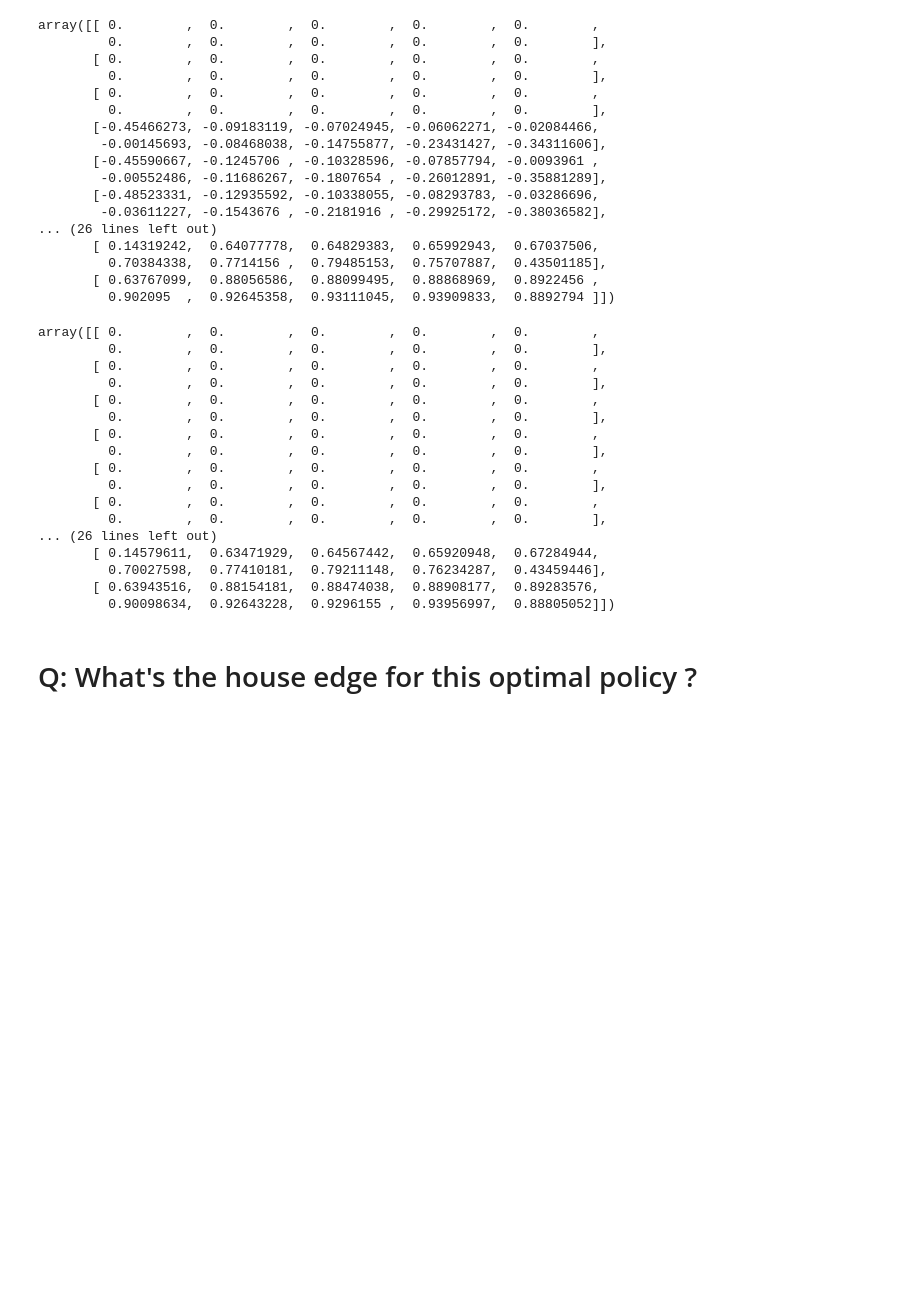
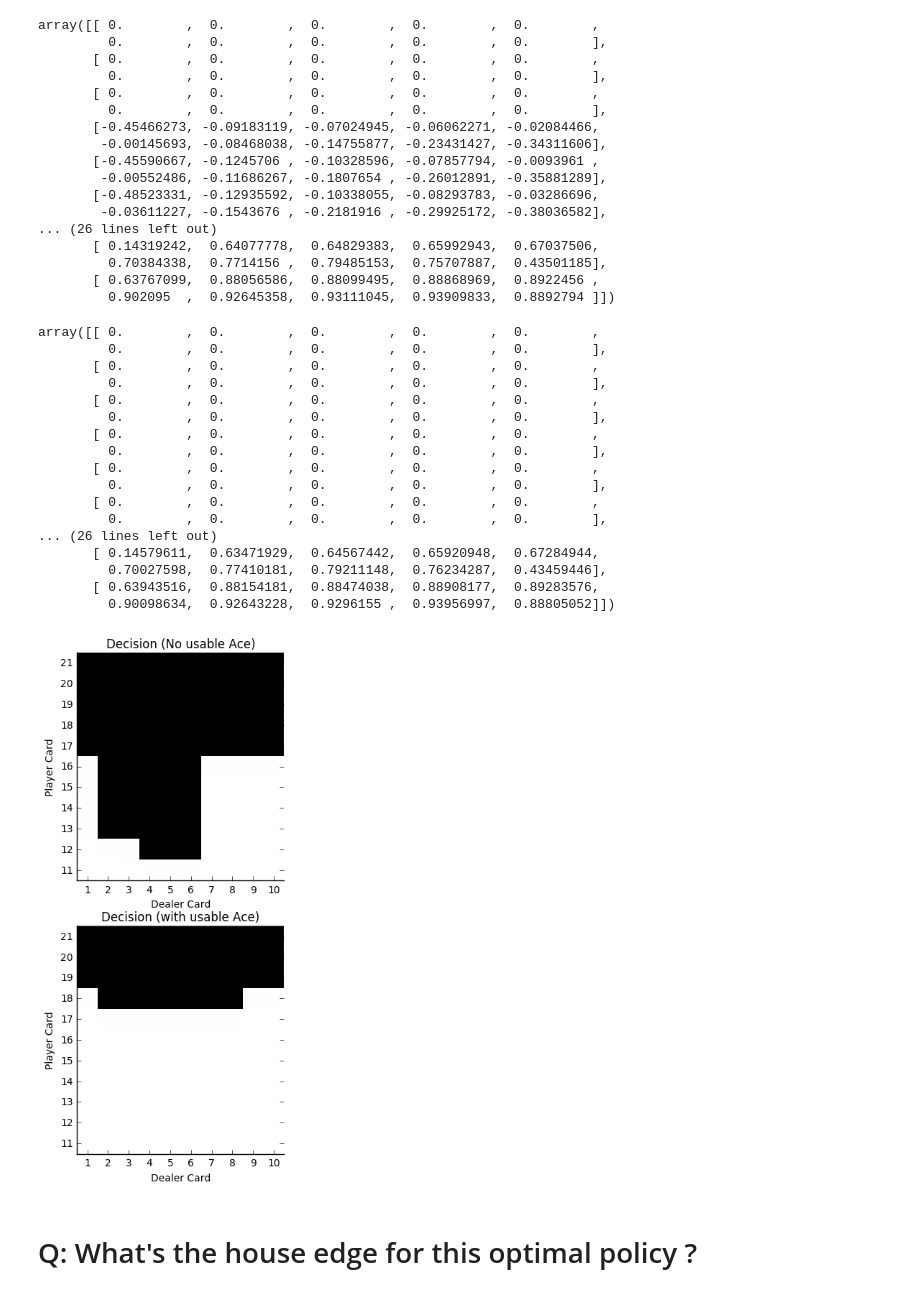
Before and after one commit to yingjieMiao/rl_examples, a Jupyter notebook: mc_es.ipynb, the cells around one changed output. Saved outputs shown, nothing was run; the diff lists cells and outputs as text; code cells hidden in the pictures; blank space fills up the shorter version.

Commit message:
mc_es.ipynb:fixed a bug in policy initialization; same results;

```diff
--- a/mc_es.ipynb
+++ b/mc_es.ipynb
@@ -56,7 +56,7 @@ class Policy(object):
         #pi[:,:,:,1] is the probability of hit while pi[:,:,:,0] is the probability of stick
         self.pi[0:11,:,:,:] = [0., 1.] #Always hit if the cards sum to [1,11]; note that this part of pi should never get updated
         self.pi[11:19,:,:,:]=[0.,1.] #same as Sutton's initial policy, hit if [12,19]; stick if 20,21
-        self.pi[19,:,:,:] = [1., 0.]
+        self.pi[19:,:,:,:] = [1., 0.]
 
     def update(self, state_action_seq, final_reward):
         #update q(s,a) snd pi(a|s) using the episode(ie., state_action_seq) and the reward
@@ -85,15 +85,15 @@ class Policy(object):
     # Visualize matrix as a grayscale image, assuming entries are in [0,1].
     def imshow(self, ax, matrix, title):
         ax.set_title(title)
-        ax.imshow(matrix, cmap='gray',vmin=0., vmax=1.)
+        ax.imshow(matrix, cmap='gray',vmin=0., vmax=1., interpolation="none")
 
         ax.set_xlabel('Dealer Card')
         ax.set_xticks(np.arange(10))
         ax.set_xticklabels(np.arange(1,11,1).astype('S2'))
 
         ax.set_ylabel('Player Card')
-        ax.set_yticks(np.arange(9))
-        ax.set_yticklabels(np.arange(20,11,-1).astype('S2'))
+        ax.set_yticks(np.arange(11))
+        ax.set_yticklabels(np.arange(21,10,-1).astype('S2'))
 
         ax.spines['right'].set_color('none')
         ax.spines['top'].set_color('none')
@@ -104,12 +104,12 @@ class Policy(object):
 
         usable_ace = 0
         ax = plt.subplot(221)
-        decision = (self.pi[11:20,:,usable_ace,1] > self.pi[11:20,:,usable_ace,0]).astype(int)
+        decision = (self.pi[10:,:,usable_ace,1] > self.pi[10:,:,usable_ace,0]).astype(int)
         self.imshow(ax, np.flipud(decision), 'Decision (No usable Ace)')
 
         usable_ace = 1
         ax = plt.subplot(223)
-        decision = (self.pi[11:,:,usable_ace,1] > self.pi[11:,:,usable_ace,0]).astype(int)
+        decision = (self.pi[10:,:,usable_ace,1] > self.pi[10:,:,usable_ace,0]).astype(int)
         self.imshow(ax, np.flipud(decision), 'Decision (with usable Ace)')
 
         plt.show()
@@ -362,6 +362,10 @@ array([[ 0.        ,  0.        ,  0.        ,  0.        ,  0.        ,
          0.70027598,  0.77410181,  0.79211148,  0.76234287,  0.43459446],
        [ 0.63943516,  0.88154181,  0.88474038,  0.88908177,  0.89283576,
          0.90098634,  0.92643228,  0.9296155 ,  0.93956997,  0.88805052]])
+# %%
+optimal_policy.visualize()
+# %% [output]
+[figure, added]
 # %% [markdown]
 # Q: What's the house edge for this optimal policy ?
 # %%
```
Also changed, not shown: parts of 2 cells of this notebook.
